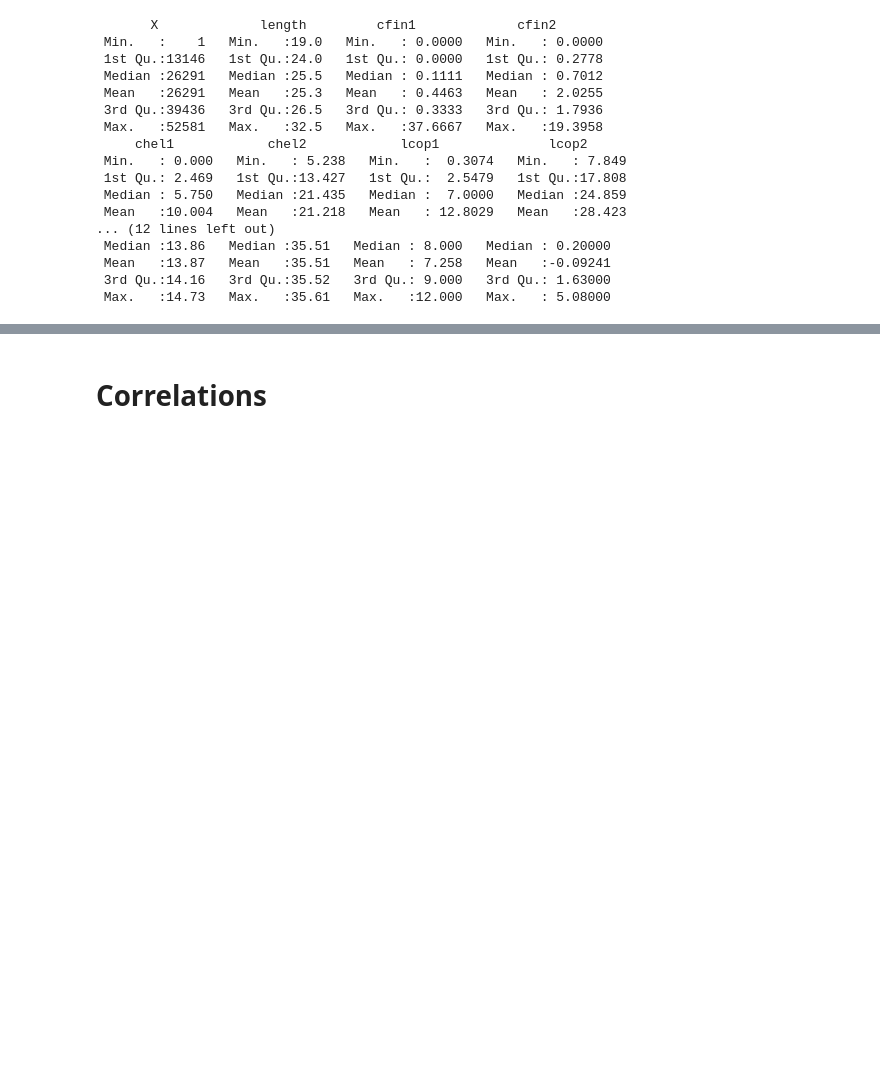
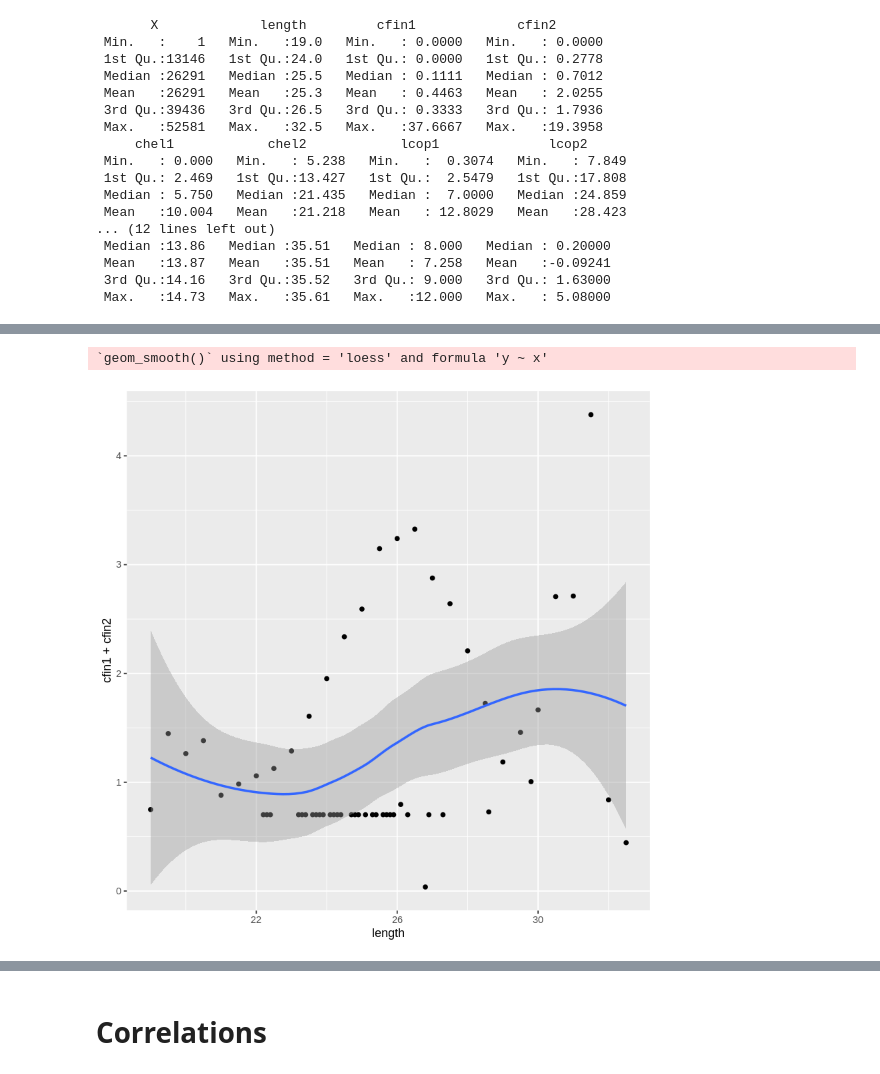
Before and after one commit to mateuszskiba/emd-1, a Jupyter notebook: Herrings.ipynb, the cells around one changed output, grey strips where cells are left out. Saved outputs shown, nothing was run; the diff lists cells and outputs as text; code cells hidden in the pictures; blank space fills up the shorter version.

```diff
--- a/Herrings.ipynb
+++ b/Herrings.ipynb
@@ -117,0 +109,11 @@ A tibble: 59 × 16
+# %%
+ggplot(
+  herrings_mean,
+  aes(x=length,
+      y=cfin1+cfin2
+  )
+) +
+geom_point() + geom_smooth()
+# %% [output]
+`geom_smooth()` using method = 'loess' and formula 'y ~ x'
+[figure, added]
```
Also changed, not shown: parts of 7 cells of this notebook.
